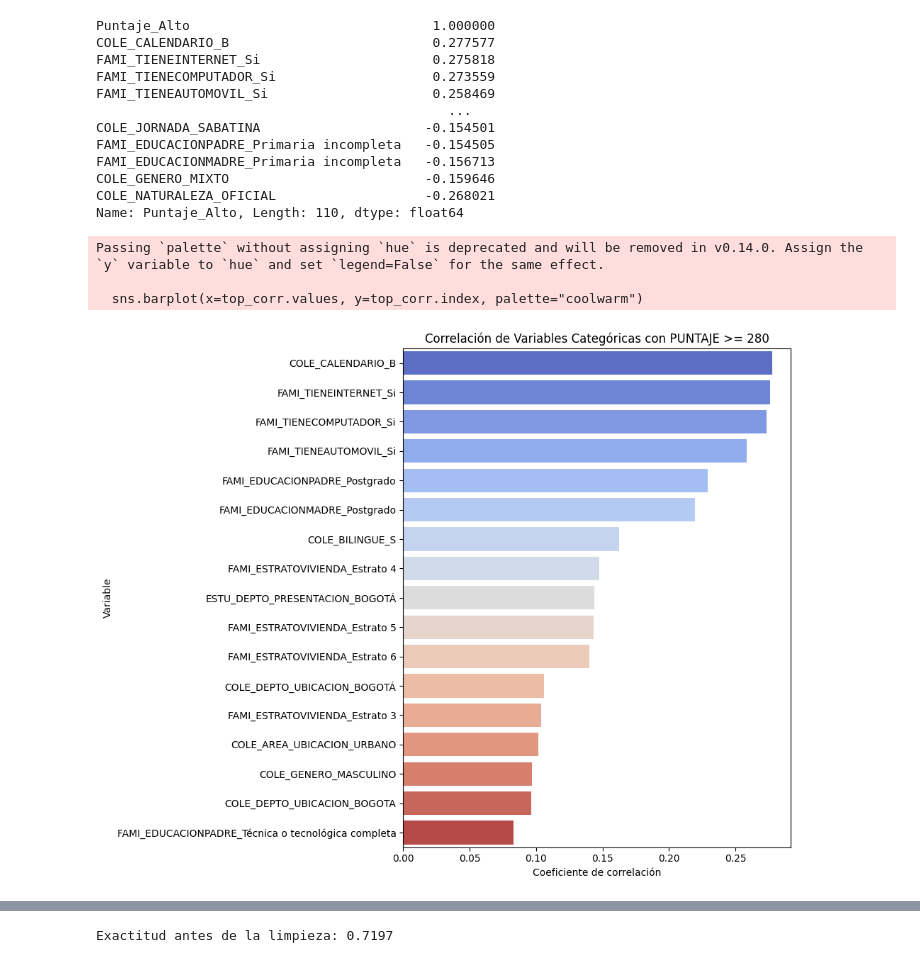
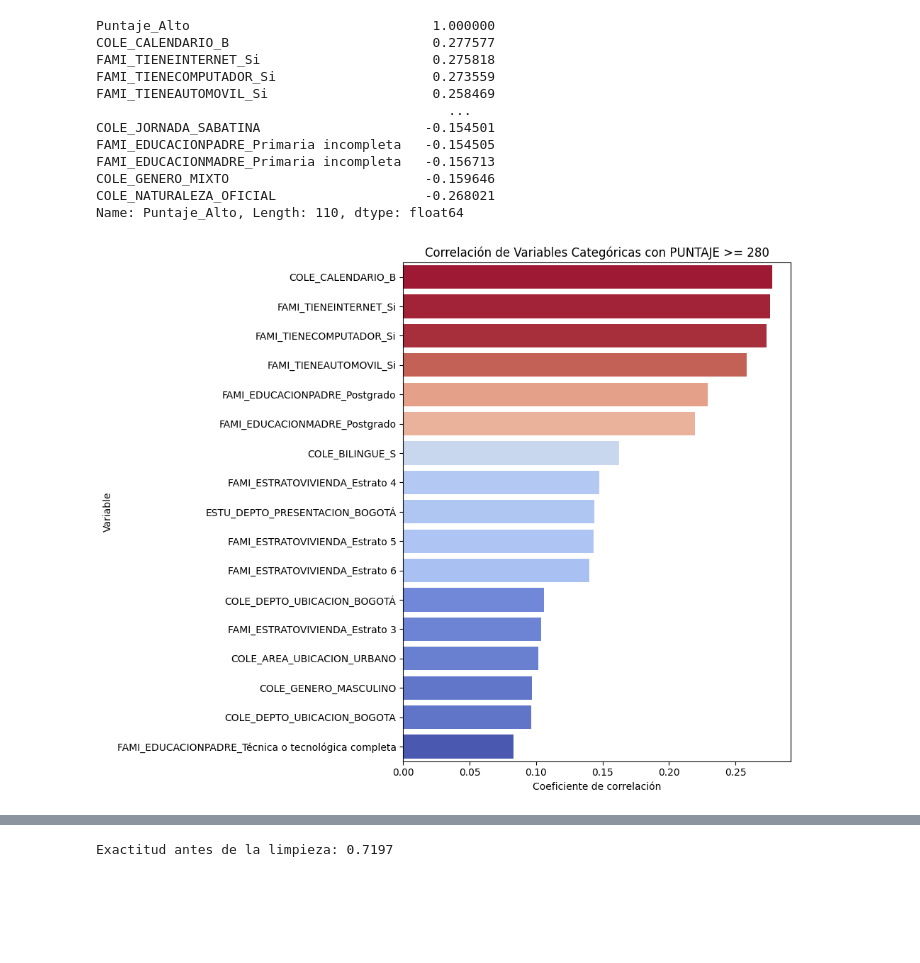
Before and after one commit to MiguelVel95/EspecMiguel, a Jupyter notebook: Trabajo Final/TrabajoFinal.ipynb, the cells around one changed output, grey strips where cells are left out. Drawn from its saved outputs; the diff is of its cells as text; code cells hidden in the pictures; blank space fills up the shorter version.

```diff
--- a/Trabajo Final/TrabajoFinal.ipynb
+++ b/Trabajo Final/TrabajoFinal.ipynb
@@ -240,24 +240,31 @@ COLE_GENERO_MIXTO                         -0.159646
 COLE_NATURALEZA_OFICIAL                   -0.268021
 Name: Puntaje_Alto, Length: 110, dtype: float64
 # %%
-import seaborn as sns
-import matplotlib.pyplot as plt
+import pandas as pd
 
-# Tomar solo las top correlaciones relevantes
-top_corr = correlaciones[1:18]  # excluye la correlación perfecta consigo misma (1.0)
+# Convertir en DataFrame para usar hue
+df_corr = pd.DataFrame({
+    'Variable': top_corr.index,
+    'Correlacion': top_corr.values
+})
 
 plt.figure(figsize=(10, 8))
-sns.barplot(x=top_corr.values, y=top_corr.index, palette="coolwarm")
+sns.barplot(
+    data=df_corr,
+    x="Correlacion",
+    y="Variable",
+    hue="Correlacion",
+    palette="coolwarm",
+    dodge=False  # evita barras dobles
+)
+plt.legend([],[], frameon=False)  # quita leyenda si no la querés
 plt.title("Correlación de Variables Categóricas con PUNTAJE >= 280")
 plt.xlabel("Coeficiente de correlación")
 plt.ylabel("Variable")
 plt.tight_layout()
 plt.show()
 # %% [output]
-Passing `palette` without assigning `hue` is deprecated and will be removed in v0.14.0. Assign the `y` variable to `hue` and set `legend=False` for the same effect.
-
-  sns.barplot(x=top_corr.values, y=top_corr.index, palette="coolwarm")
-[figure, old version]
+[figure, new version]
 # %%
 df_filtrado.describe(include='all')
 # %% [output]
```
Also changed, not shown: parts of 2 cells of this notebook.
